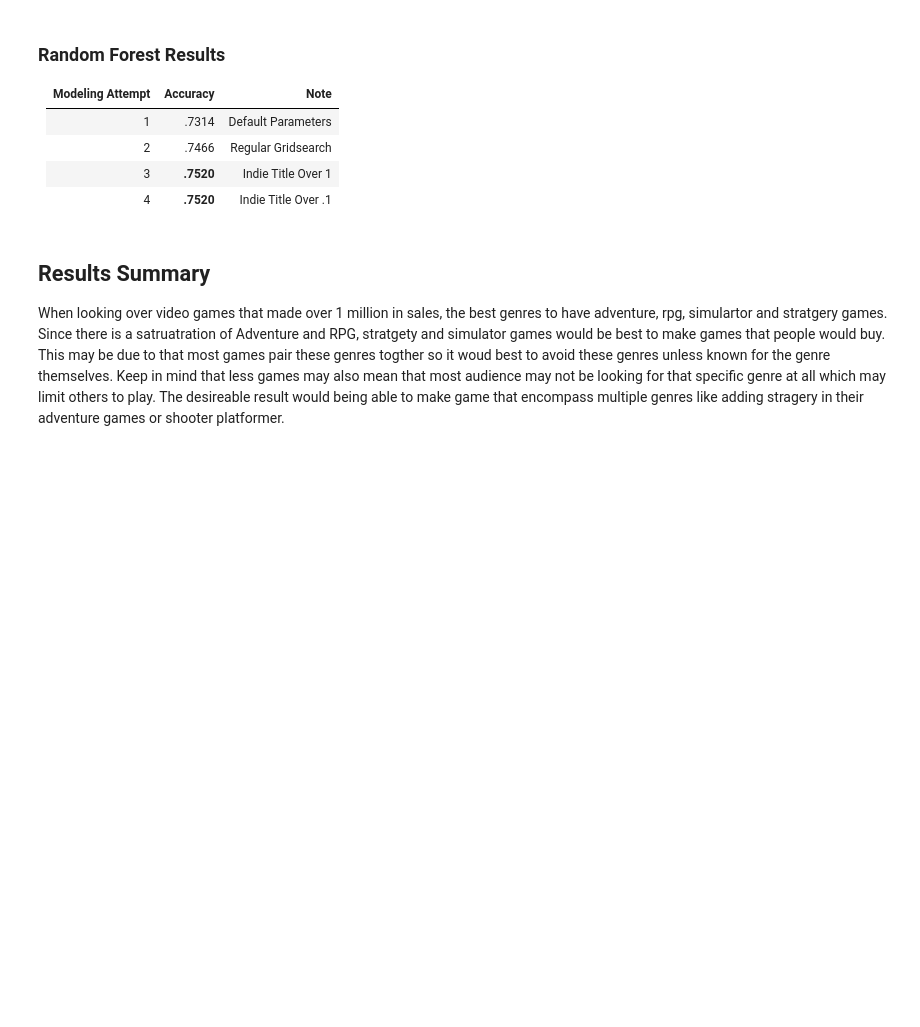
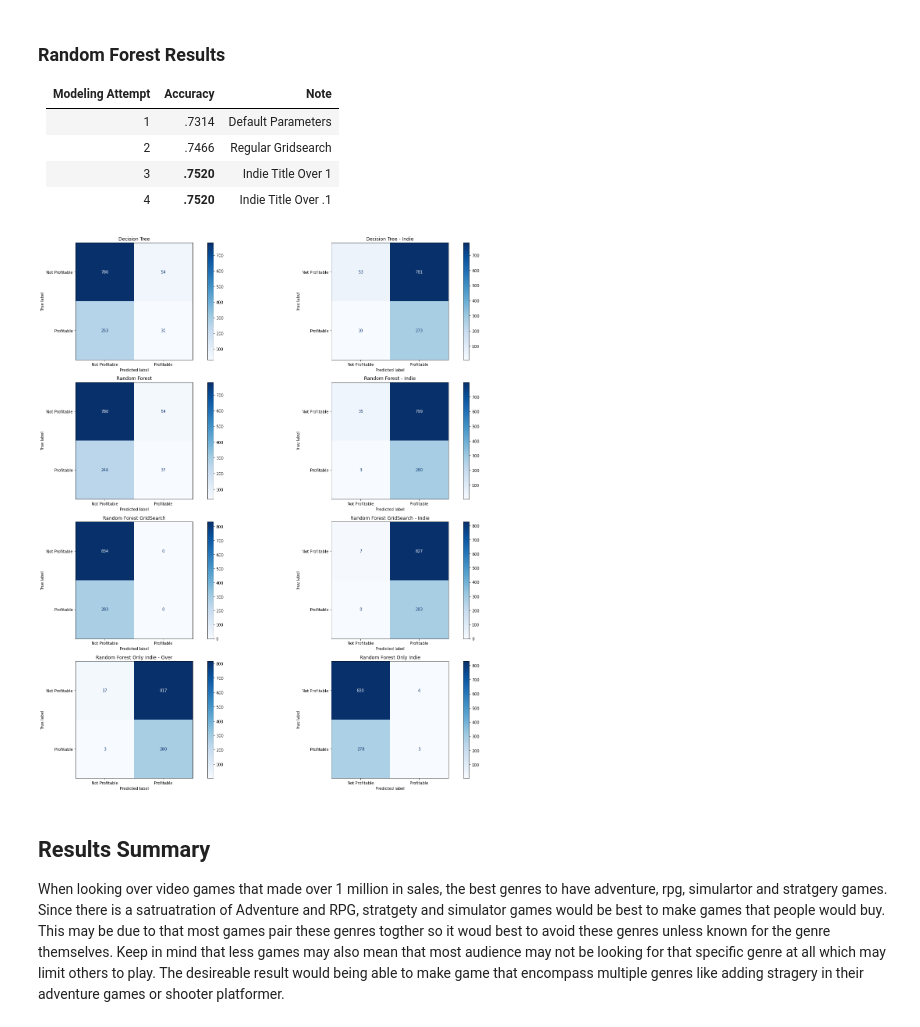
Before and after one commit to Tommyphung1/Predicting-Video-Games-Profit-with-Genres, a Jupyter notebook: Final_Notebook.ipynb, the cells around one changed output. Saved outputs shown, nothing was run; the diff lists cells and outputs as text; code cells hidden in the pictures; blank space fills up the shorter version.

Commit message:
Confusion Matrix and Class Balance

```diff
--- a/Final_Notebook.ipynb
+++ b/Final_Notebook.ipynb
@@ -457,6 +420,26 @@ NameError: name 'forest_grid_search' is not defined
 | 2 | .7466 | Regular Gridsearch |
 | 3 | **.7520** | Indie Title Over 1 |
 | 4 | **.7520** | Indie Title Over .1 |
+# %%
+fig, axes = plt.subplots(nrows=4, ncols=2, figsize=(20,20))
+
+classifiers = [baseline, baseline_2, random, random_2, forest_clf_base,forest_clf_base_2, model_indie, model_indie_over]
+graph_titles = ['Decision Tree', 'Decision Tree - Indie', 'Random Forest', 'Random Forest - Indie', 'Random Forest GridSearch',  'Random Forest GridSearch - Indie',
+                'Random Forest Only Indie - Over', 'Random Forest Only Indie']
+index = 0
+for cls, ax in zip(classifiers, axes.flatten()):
+    ConfusionMatrixDisplay.from_estimator(cls,
+                          X_test,
+                          y_test,
+                          ax=ax,
+                          cmap='Blues',
+                          display_labels= ['Not Profitable', 'Profitable'])
+    ax.title.set_text(graph_titles[index])
+    index += 1
+plt.tight_layout()
+plt.show()
+# %% [output]
+[figure, added]
 # %% [markdown]
 ## Results Summary
 When looking over video games that made over 1 million in sales, the best genres to have adventure, rpg, simulartor and stratgery games. Since there is a satruatration of Adventure and RPG, stratgety and simulator games would be best to make games that people would buy. This may be due to that most games pair these genres togther so it woud best to avoid these genres unless known for the genre themselves. Keep in mind that less games may also mean that most audience may not be looking for that specific genre at all which may limit others to play. The desireable result would being able to make game that encompass multiple genres like adding stragery in their adventure games or shooter platformer.
```
Also changed, not shown: parts of 47 cells of this notebook, 2 other files.
